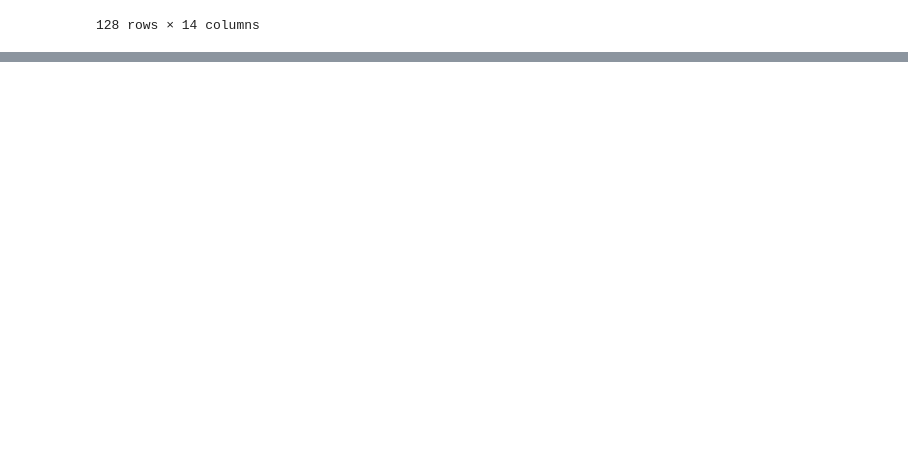
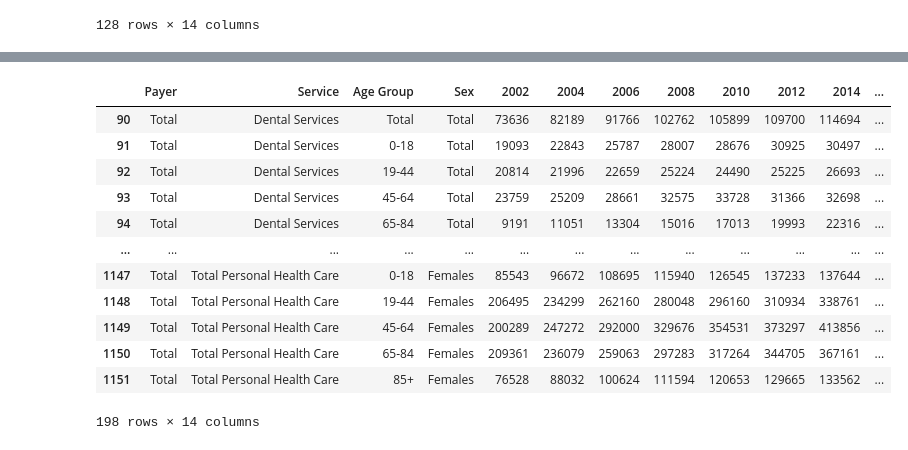
Before and after one commit to vokouns/us-healthcare-spending, a Jupyter notebook: scottsnotebook.ipynb, the cells around one changed output, grey strips where cells are left out. Saved outputs shown, nothing was run; the diff lists cells and outputs as text; code cells hidden in the pictures; blank space fills up the shorter version.

```diff
--- a/scottsnotebook.ipynb
+++ b/scottsnotebook.ipynb
@@ -60,0 +86,17 @@ zero_18_df[zero_18_df["Sex"] != "Total"]
+# %%
+total_df = raw_data_df[raw_data_df["Payer"] == "Total"]
+total_df
+# %% [output]
+|  | Payer | Service | Age Group | Sex | 2002 | 2004 | 2006 | 2008 | 2010 | 2012 | 2014 | ... |
+| 90 | Total | Dental Services | Total | Total | 73636 | 82189 | 91766 | 102762 | 105899 | 109700 | 114694 | ... |
+| 91 | Total | Dental Services | 0-18 | Total | 19093 | 22843 | 25787 | 28007 | 28676 | 30925 | 30497 | ... |
+| 92 | Total | Dental Services | 19-44 | Total | 20814 | 21996 | 22659 | 25224 | 24490 | 25225 | 26693 | ... |
+| 93 | Total | Dental Services | 45-64 | Total | 23759 | 25209 | 28661 | 32575 | 33728 | 31366 | 32698 | ... |
+| 94 | Total | Dental Services | 65-84 | Total | 9191 | 11051 | 13304 | 15016 | 17013 | 19993 | 22316 | ... |
+| ... | ... | ... | ... | ... | ... | ... | ... | ... | ... | ... | ... | ... |
+| 1147 | Total | Total Personal Health Care | 0-18 | Females | 85543 | 96672 | 108695 | 115940 | 126545 | 137233 | 137644 | ... |
+| 1148 | Total | Total Personal Health Care | 19-44 | Females | 206495 | 234299 | 262160 | 280048 | 296160 | 310934 | 338761 | ... |
+| 1149 | Total | Total Personal Health Care | 45-64 | Females | 200289 | 247272 | 292000 | 329676 | 354531 | 373297 | 413856 | ... |
+| 1150 | Total | Total Personal Health Care | 65-84 | Females | 209361 | 236079 | 259063 | 297283 | 317264 | 344705 | 367161 | ... |
+| 1151 | Total | Total Personal Health Care | 85+ | Females | 76528 | 88032 | 100624 | 111594 | 120653 | 129665 | 133562 | ... |
+198 rows × 14 columns
```
Also changed, not shown: parts of 20 cells of this notebook.
